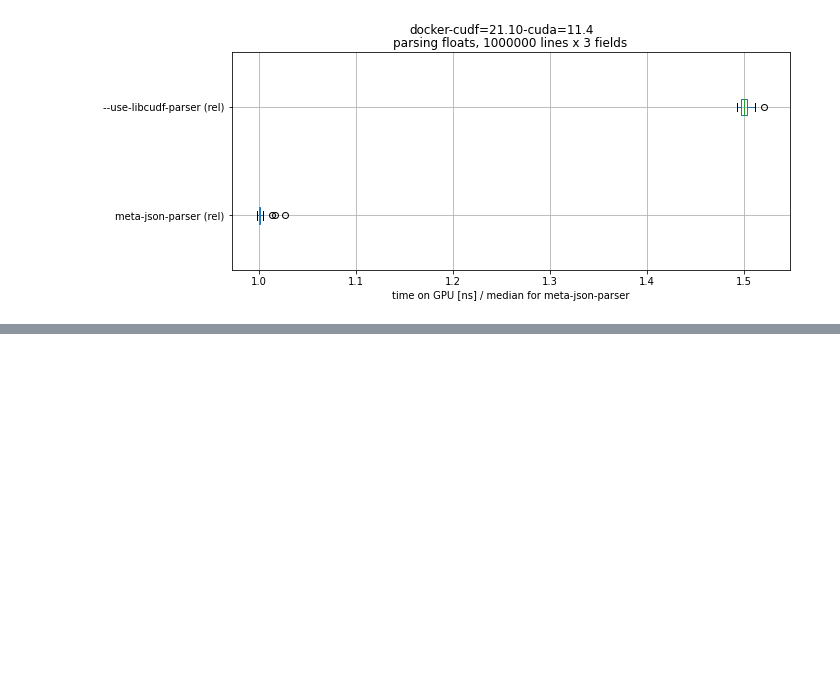
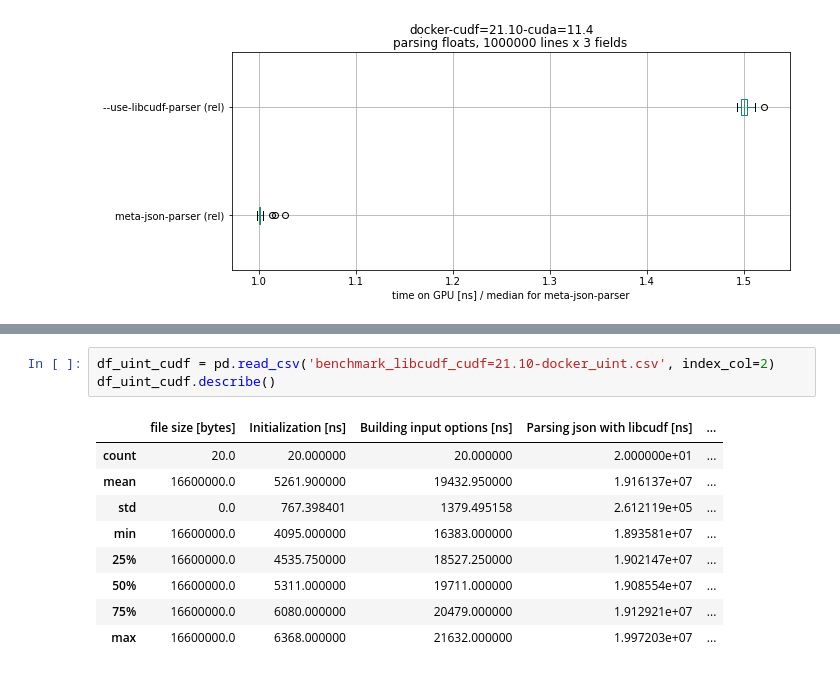
Before and after one commit to mis-wut/meta-json-parser, a Jupyter notebook: benchmark/notebooks/examine_benchmarks.ipynb, the cells around one changed output, grey strips where cells are left out. Saved outputs shown, nothing was run; the diff lists cells and outputs as text; blank space fills up the shorter version.

```diff
--- a/benchmark/notebooks/examine_benchmarks.ipynb
+++ b/benchmark/notebooks/examine_benchmarks.ipynb
@@ -872,0 +917,13 @@ plt.show()
+# %%
+df_uint_cudf = pd.read_csv('benchmark_libcudf_cudf=21.10-docker_uint.csv', index_col=2)
+df_uint_cudf.describe()
+# %% [output]
+|  | file size [bytes] | Initialization [ns] | Building input options [ns] | Parsing json with libcudf [ns] | ... |
+| count | 20.0 | 20.000000 | 20.000000 | 2.000000e+01 | ... |
+| mean | 16600000.0 | 5261.900000 | 19432.950000 | 1.916137e+07 | ... |
+| std | 0.0 | 767.398401 | 1379.495158 | 2.612119e+05 | ... |
+| min | 16600000.0 | 4095.000000 | 16383.000000 | 1.893581e+07 | ... |
+| 25% | 16600000.0 | 4535.750000 | 18527.250000 | 1.902147e+07 | ... |
+| 50% | 16600000.0 | 5311.000000 | 19711.000000 | 1.908554e+07 | ... |
+| 75% | 16600000.0 | 6080.000000 | 20479.000000 | 1.912921e+07 | ... |
+| max | 16600000.0 | 6368.000000 | 21632.000000 | 1.997203e+07 | ... |
```
Also changed, not shown: parts of 7 cells of this notebook, 2 other files.
